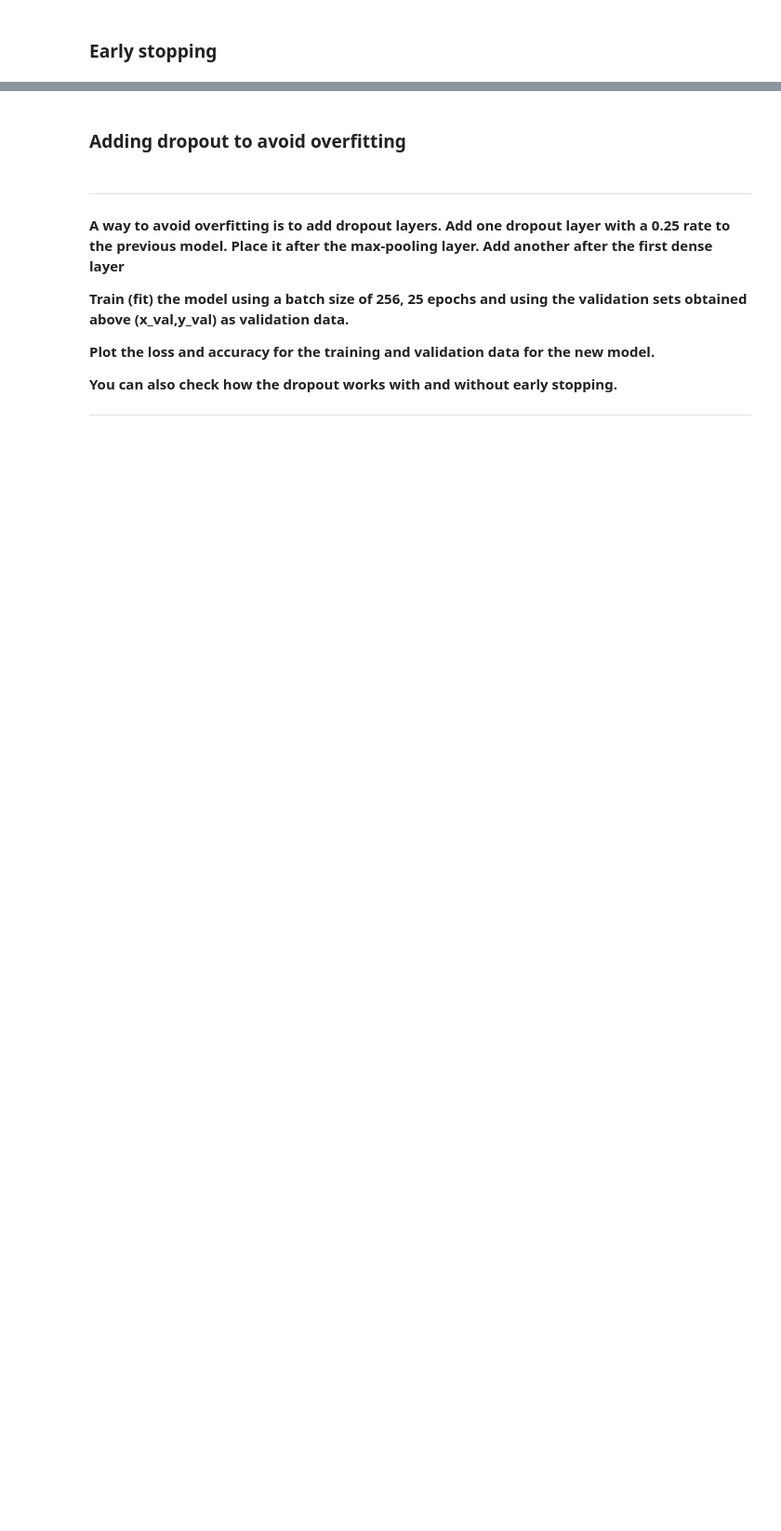
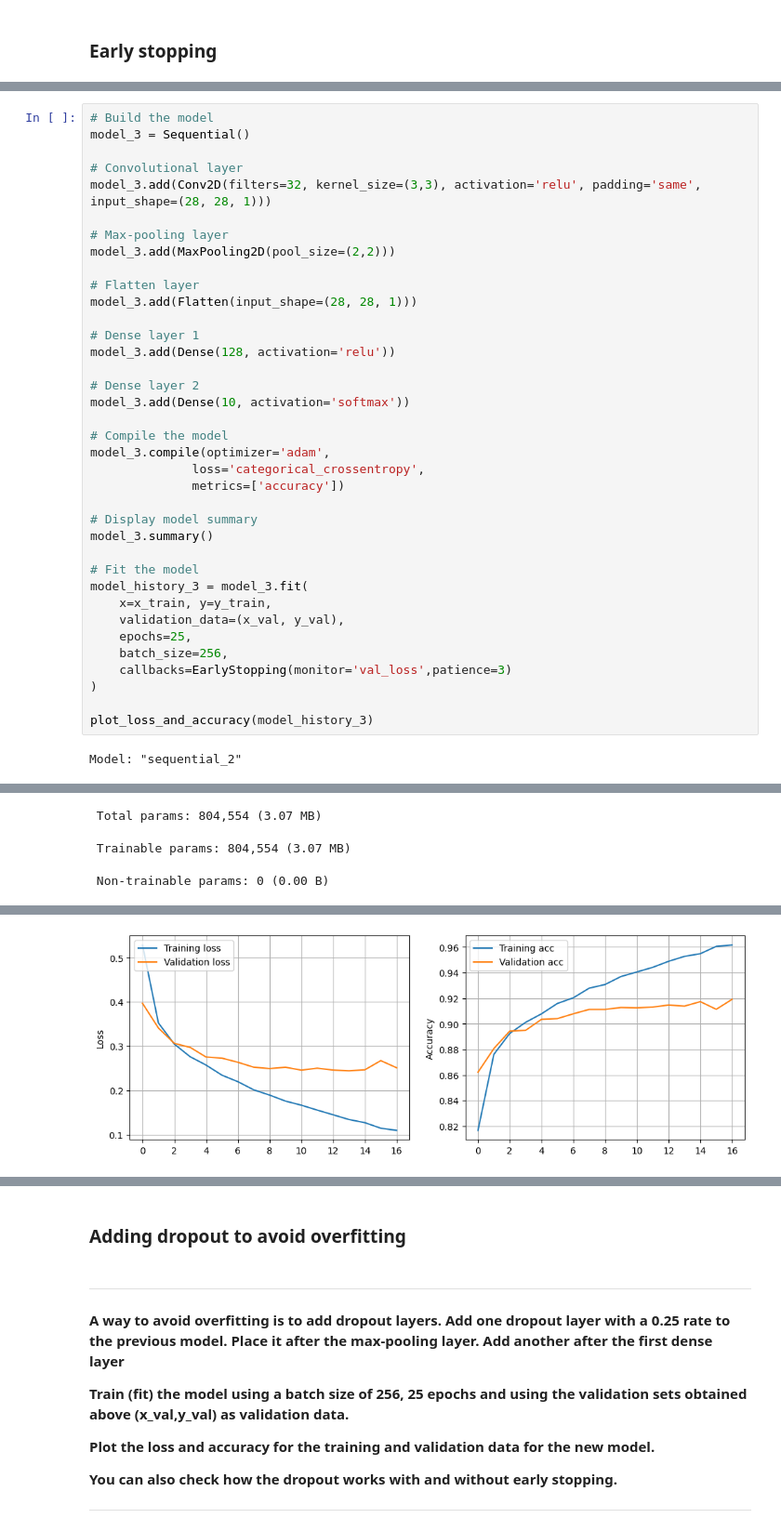
Before and after one commit to magnuis/ai_applied_to_engineering, a Jupyter notebook: assignment_3/CNN_assignment.ipynb, the cells around one changed output, grey strips where cells are left out. Shown: that part at 93% size. Cells and saved outputs as stored; diff of their text form; blank space fills up the shorter version.

```diff
--- a/assignment_3/CNN_assignment.ipynb
+++ b/assignment_3/CNN_assignment.ipynb
@@ -215,3 +449,42 @@ print(classification_report(y_test, y_pred, target_names=class_names))
 **Plot the loss and accuracy for the training and validation data for the new model.**
 
 ---
+# %%
+# Build the model
+model_3 = Sequential()
+
+# Convolutional layer
+model_3.add(Conv2D(filters=32, kernel_size=(3,3), activation='relu', padding='same', input_shape=(28, 28, 1)))
+
+# Max-pooling layer
+model_3.add(MaxPooling2D(pool_size=(2,2)))
+
+# Flatten layer
+model_3.add(Flatten(input_shape=(28, 28, 1)))
+
+# Dense layer 1
+model_3.add(Dense(128, activation='relu'))
+
+# Dense layer 2
+model_3.add(Dense(10, activation='softmax'))
+
+# Compile the model
+model_3.compile(optimizer='adam',
+              loss='categorical_crossentropy',
+              metrics=['accuracy'])
+
+# Display model summary
+model_3.summary()
+
+# Fit the model
+model_history_3 = model_3.fit(
+    x=x_train, y=y_train,
+    validation_data=(x_val, y_val),
+    epochs=25,
+    batch_size=256,
+    callbacks=EarlyStopping(monitor='val_loss',patience=3)
+)
+
+plot_loss_and_accuracy(model_history_3)
+# %% [output]
+Model: "sequential_2"
@@ -217,0 +504,3 @@ print(classification_report(y_test, y_pred, target_names=class_names))
+ Total params: 804,554 (3.07 MB)
+ Trainable params: 804,554 (3.07 MB)
+ Non-trainable params: 0 (0.00 B)
@@ -217,0 +524 @@ print(classification_report(y_test, y_pred, target_names=class_names))
+[figure, added]
```
Also changed, not shown: parts of 39 cells of this notebook, 1 other file.
